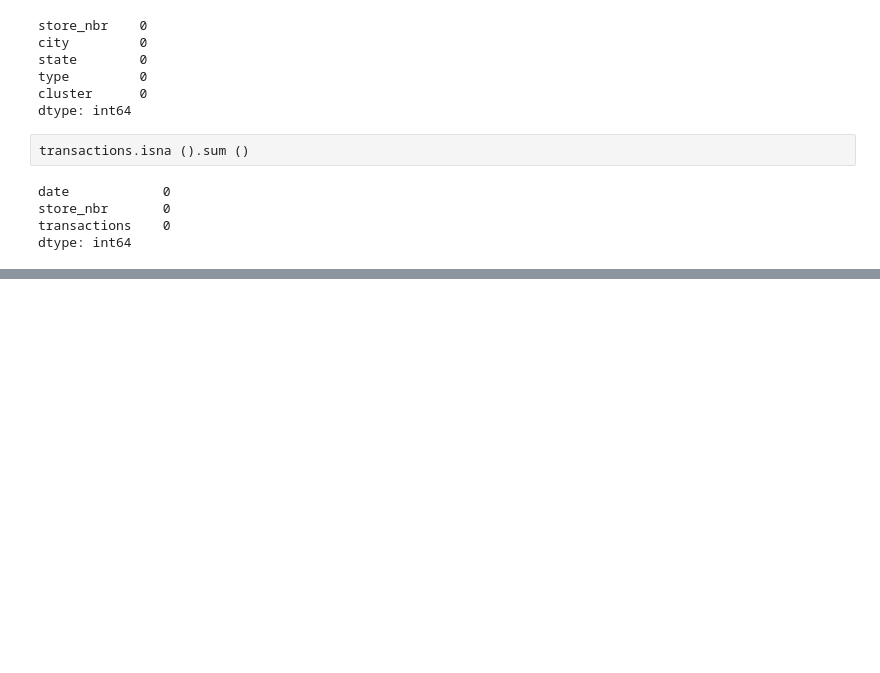
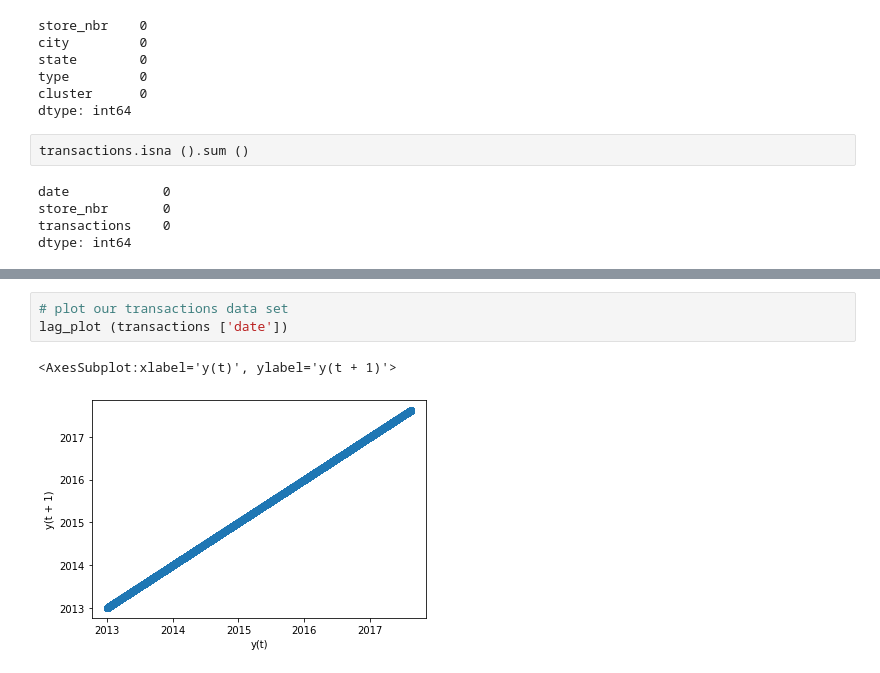
Before and after one commit to AleksandrMorozov123/Competition-on-kaggle-, a Jupyter notebook: time-series-forecasting-with-python.ipynb, the cells around one changed output, grey strips where cells are left out. Drawn from its saved outputs; the diff is of its cells as text; blank space fills up the shorter version.

```diff
--- a/time-series-forecasting-with-python.ipynb
+++ b/time-series-forecasting-with-python.ipynb
@@ -136,0 +182,6 @@ dtype: int64
+# %%
+# plot our transactions data set
+lag_plot (transactions ['date'])
+# %% [output]
+<AxesSubplot:xlabel='y(t)', ylabel='y(t + 1)'>
+[figure, added]
```
Also changed, not shown: parts of 10 cells of this notebook.
